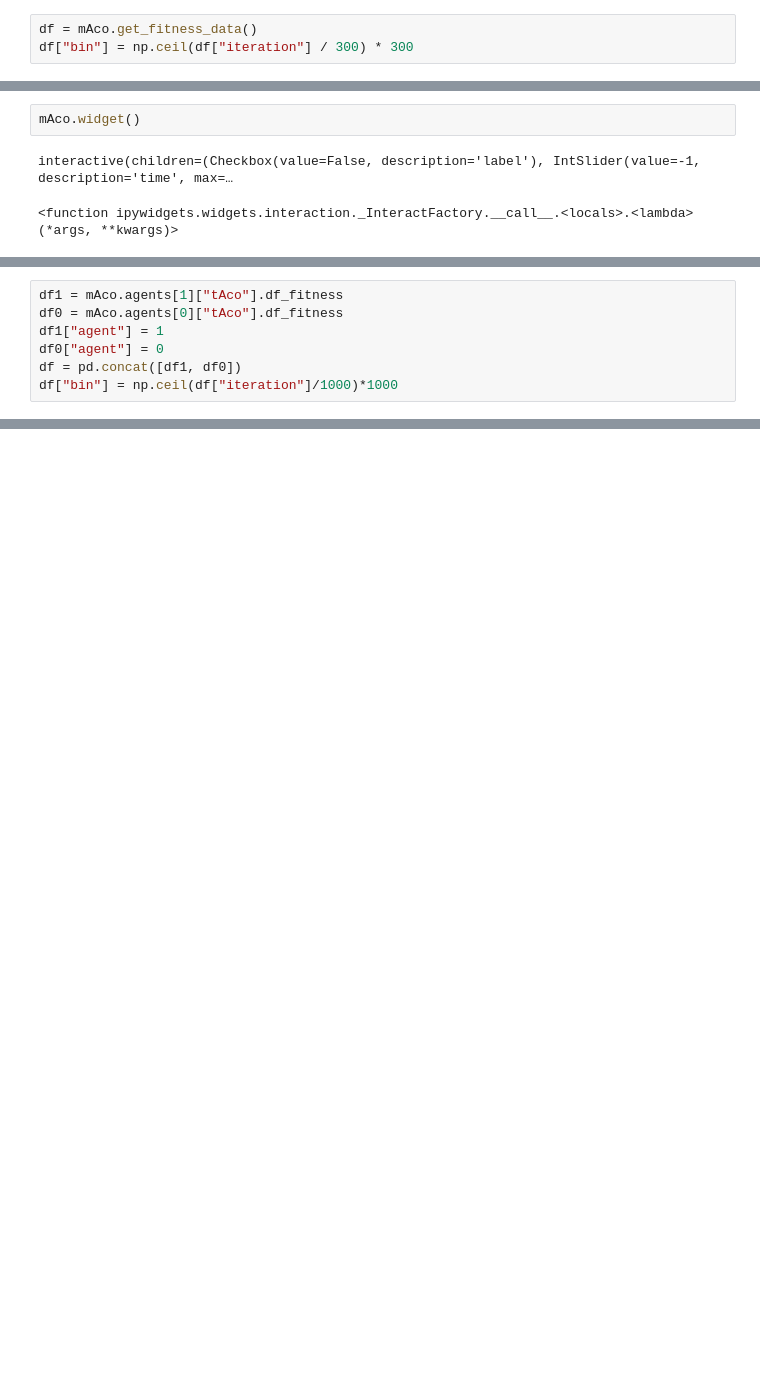
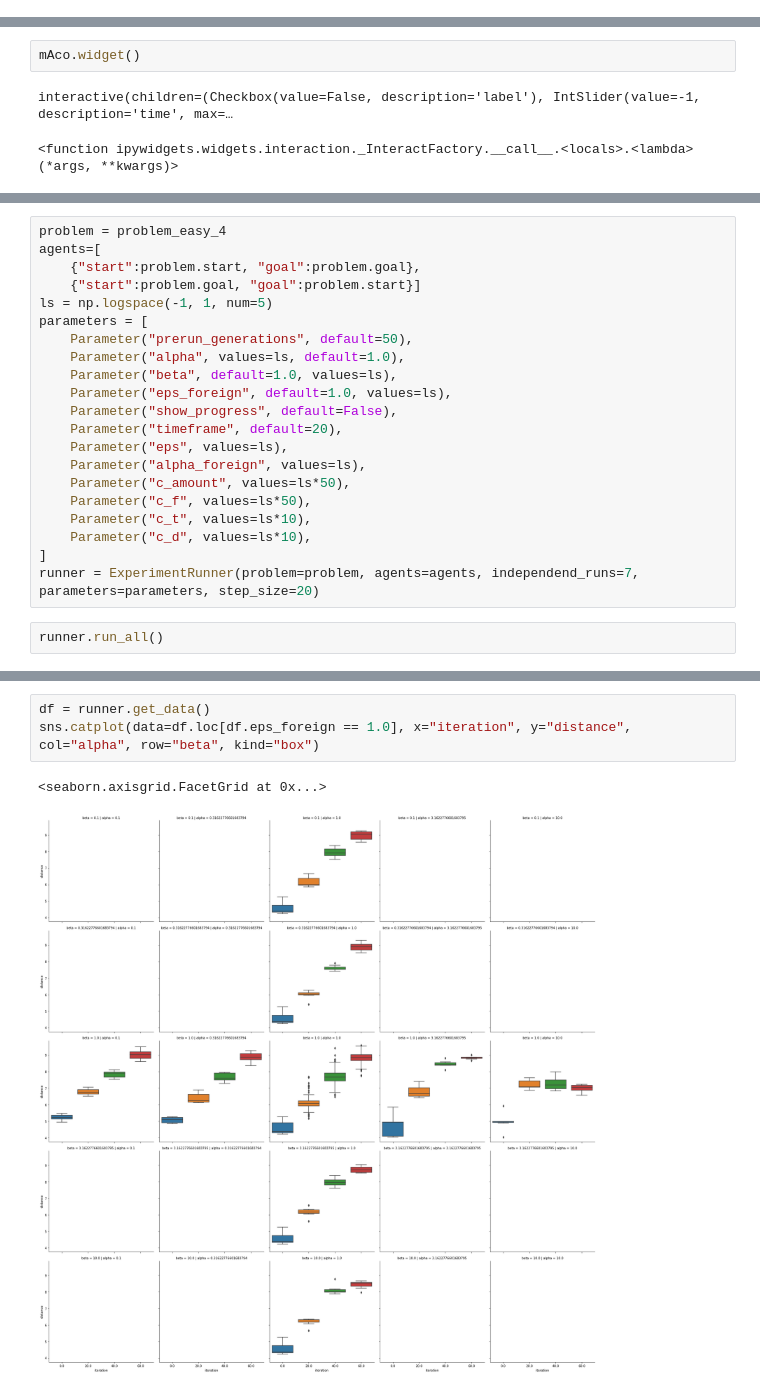
Before and after one commit to ovgu-FINken/ACO-MAPF, a Jupyter notebook: MAPF-ACO.ipynb, the cells around one changed output, grey strips where cells are left out. Saved outputs shown, nothing was run; the diff lists cells and outputs as text; blank space fills up the shorter version.

Commit message:
writing experiment runner and evaluation

```diff
--- a/MAPF-ACO.ipynb
+++ b/MAPF-ACO.ipynb
@@ -823,3 +888,0 @@ IntProgress(value=0)
-# %%
-df = mAco.get_fitness_data()
-df["bin"] = np.ceil(df["iteration"] / 300) * 300
@@ -891,7 +903,0 @@ Best Distance Found: 4.0
-# %%
-df1 = mAco.agents[1]["tAco"].df_fitness
-df0 = mAco.agents[0]["tAco"].df_fitness
-df1["agent"] = 1
-df0["agent"] = 0
-df = pd.concat([df1, df0])
-df["bin"] = np.ceil(df["iteration"]/1000)*1000
@@ -947,0 +974,23 @@ TypeError: unhashable type: 'matrix'
+# %%
+problem = problem_easy_4
+agents=[
+    {"start":problem.start, "goal":problem.goal},
+    {"start":problem.goal, "goal":problem.start}]
+ls = np.logspace(-1, 1, num=5)
+parameters = [
+    Parameter("prerun_generations", default=50),
+    Parameter("alpha", values=ls, default=1.0),
+    Parameter("beta", default=1.0, values=ls),
+    Parameter("eps_foreign", default=1.0, values=ls),
+    Parameter("show_progress", default=False),
+    Parameter("timeframe", default=20),
+    Parameter("eps", values=ls),
+    Parameter("alpha_foreign", values=ls),
+    Parameter("c_amount", values=ls*50),
+    Parameter("c_f", values=ls*50),
+    Parameter("c_t", values=ls*10),
+    Parameter("c_d", values=ls*10),
+]
+runner = ExperimentRunner(problem=problem, agents=agents, independend_runs=7, parameters=parameters, step_size=20)
+# %%
+runner.run_all()
@@ -947,0 +1001,6 @@ TypeError: unhashable type: 'matrix'
+# %%
+df = runner.get_data()
+sns.catplot(data=df.loc[df.eps_foreign == 1.0], x="iteration", y="distance", col="alpha", row="beta", kind="box")
+# %% [output]
+<seaborn.axisgrid.FacetGrid at 0x...>
+[figure, added]
```
Also changed, not shown: parts of 27 cells of this notebook.
